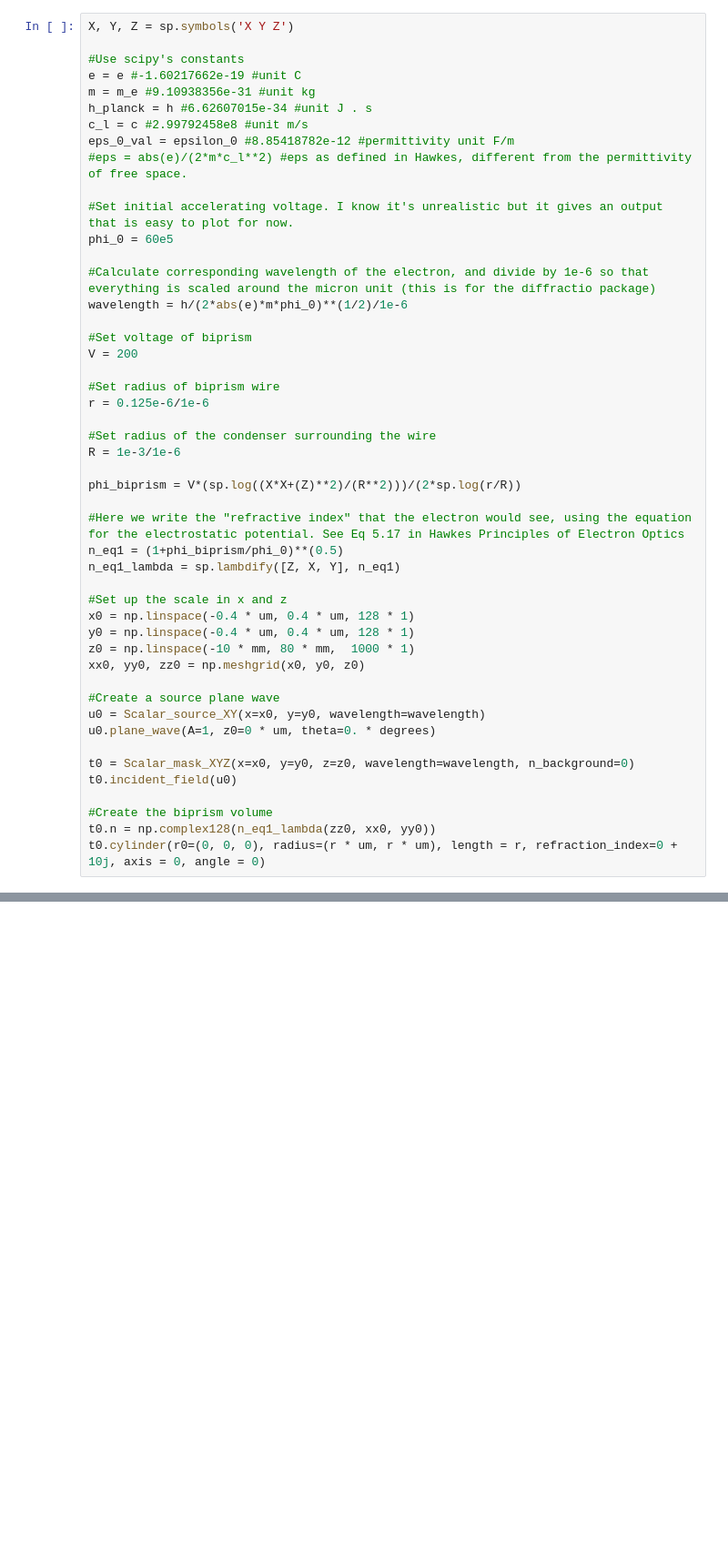
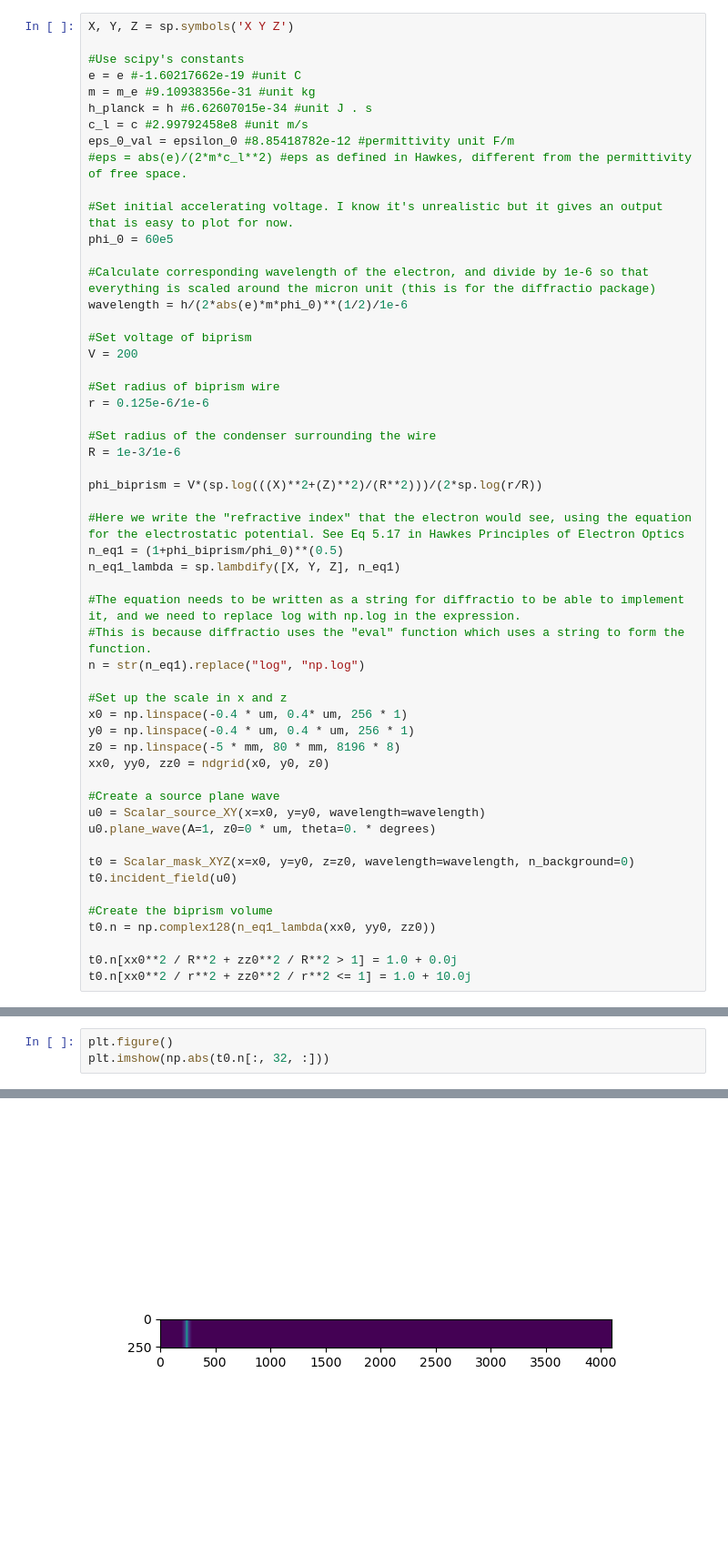
Before and after one commit to AMCLab/TEMGYMAdvanced, a Jupyter notebook: JanghyunCOMAnalysis/biprism_electrostatic_refractive_index_diffractio_compared_to_ray_tracing_physical_scale_2D.ipynb, the cells around one changed output, grey strips where cells are left out. Shown at 91% size. Drawn from its saved outputs; the diff is of its cells as text; blank space fills up the shorter version.

```diff
--- a/JanghyunCOMAnalysis/biprism_electrostatic_refractive_index_diffractio_compared_to_ray_tracing_physical_scale_2D.ipynb
+++ b/JanghyunCOMAnalysis/biprism_electrostatic_refractive_index_diffractio_compared_to_ray_tracing_physical_scale_2D.ipynb
@@ -165,17 +45,21 @@ r = 0.125e-6/1e-6
 #Set radius of the condenser surrounding the wire
 R = 1e-3/1e-6
 
-phi_biprism = V*(sp.log((X*X+(Z)**2)/(R**2)))/(2*sp.log(r/R))
+phi_biprism = V*(sp.log(((X)**2+(Z)**2)/(R**2)))/(2*sp.log(r/R))
 
 #Here we write the "refractive index" that the electron would see, using the equation for the electrostatic potential. See Eq 5.17 in Hawkes Principles of Electron Optics
 n_eq1 = (1+phi_biprism/phi_0)**(0.5)
-n_eq1_lambda = sp.lambdify([Z, X, Y], n_eq1)
+n_eq1_lambda = sp.lambdify([X, Y, Z], n_eq1)
+
+#The equation needs to be written as a string for diffractio to be able to implement it, and we need to replace log with np.log in the expression.
+#This is because diffractio uses the "eval" function which uses a string to form the function.
+n = str(n_eq1).replace("log", "np.log")
 
 #Set up the scale in x and z
-x0 = np.linspace(-0.4 * um, 0.4 * um, 128 * 1)
-y0 = np.linspace(-0.4 * um, 0.4 * um, 128 * 1)
-z0 = np.linspace(-10 * mm, 80 * mm,  1000 * 1)
-xx0, yy0, zz0 = np.meshgrid(x0, y0, z0)
+x0 = np.linspace(-0.4 * um, 0.4* um, 256 * 1)
+y0 = np.linspace(-0.4 * um, 0.4 * um, 256 * 1)
+z0 = np.linspace(-5 * mm, 80 * mm, 8196 * 8)
+xx0, yy0, zz0 = ndgrid(x0, y0, z0)
 
 #Create a source plane wave
 u0 = Scalar_source_XY(x=x0, y=y0, wavelength=wavelength)
@@ -185,6 +69,8 @@ t0 = Scalar_mask_XYZ(x=x0, y=y0, z=z0, wavelength=wavelength, n_background=0)
 t0.incident_field(u0)
 
 #Create the biprism volume
-t0.n = np.complex128(n_eq1_lambda(zz0, xx0, yy0))
-t0.cylinder(r0=(0, 0, 0), radius=(r * um, r * um), length = r, refraction_index=0 + 10j, axis = 0, angle = 0)
+t0.n = np.complex128(n_eq1_lambda(xx0, yy0, zz0))
+
+t0.n[xx0**2 / R**2 + zz0**2 / R**2 > 1] = 1.0 + 0.0j
+t0.n[xx0**2 / r**2 + zz0**2 / r**2 <= 1] = 1.0 + 10.0j
 # %% [output]
@@ -219,0 +78,4 @@ x/wavelength = 12581.15620, z/wavelength = 39985156.09
+# %%
+plt.figure()
+plt.imshow(np.abs(t0.n[:, 32, :]))
+# %% [output]
@@ -219,0 +83 @@ x/wavelength = 12581.15620, z/wavelength = 39985156.09
+[figure, added]
```
Also changed, not shown: parts of 25 cells of this notebook.
